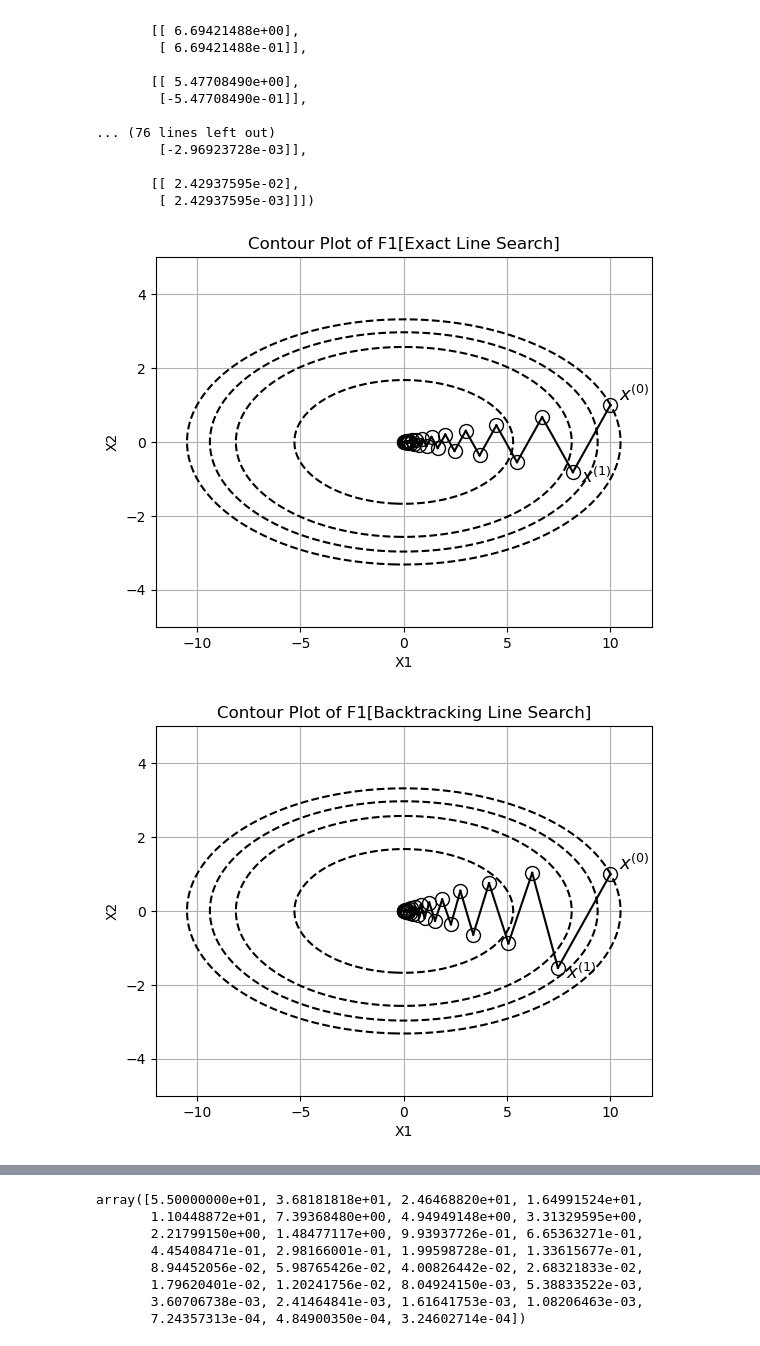
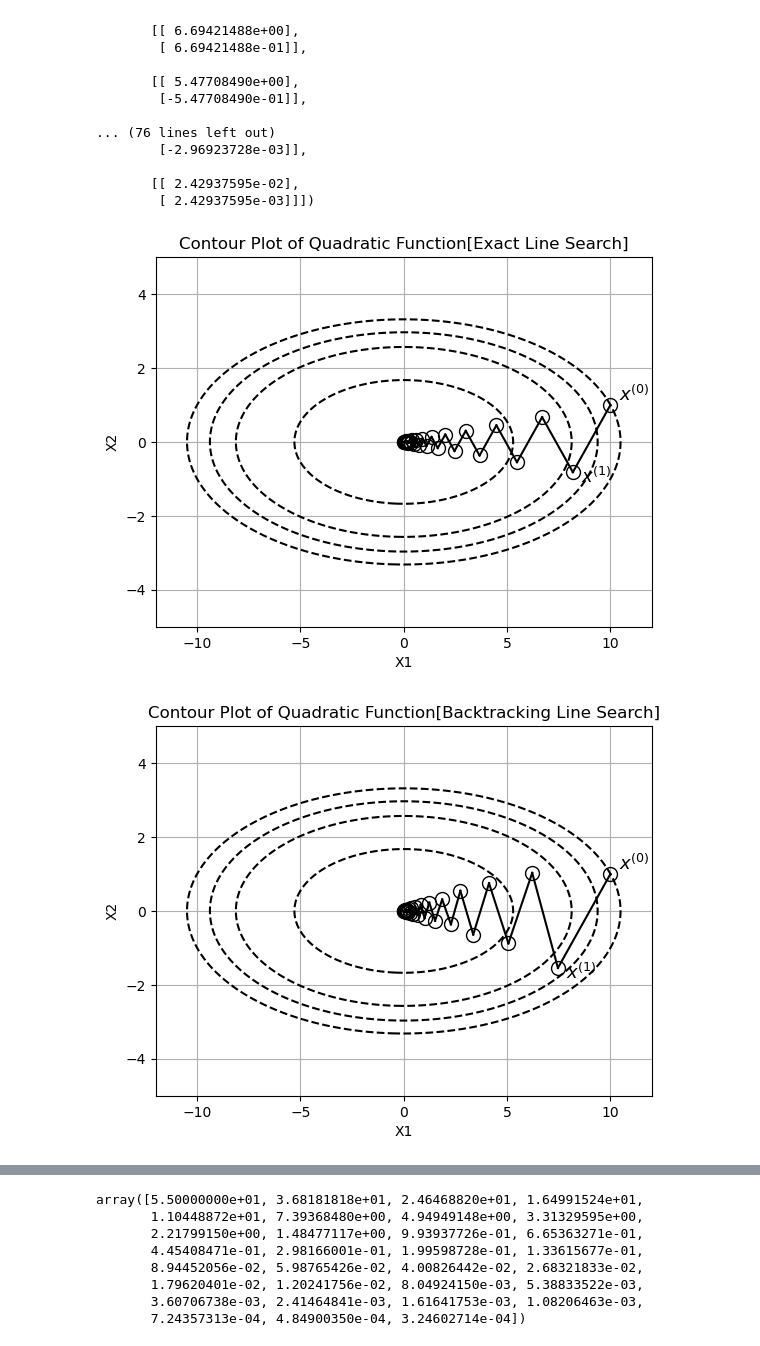
Before and after one commit to Ravi-Raghavan/ConvexOptimization, a Jupyter notebook: Homework #4 - Part 2.ipynb, the cells around one changed output, grey strips where cells are left out. Saved outputs shown, nothing was run; the diff lists cells and outputs as text; code cells hidden in the pictures.

```diff
--- a/Homework #4 - Part 2.ipynb
+++ b/Homework #4 - Part 2.ipynb
@@ -304,11 +304,11 @@ for i in range(len(f1_exact_line_search_iterates)-1):
 plt.contour(X1, X2, F, levels = [14, 33, 44, 55], colors='black', linestyles='dashed')
 plt.xlabel('X1')
 plt.ylabel('X2')
-plt.title('Contour Plot of F1[Exact Line Search]')
+plt.title('Contour Plot of Quadratic Function[Exact Line Search]')
 plt.grid(True)
 plt.show()
 # %% [output]
-[figure, old version]
+[figure, new version]
 # %%
 #run gradient descent, with backtracking algorithm, for f1(i.e. the quadratic function)
 f1_backtracking_iterates, f1_backtracking_function_values = backtracking_line_search_gradient_descent(f1, f1_gradient, f1_backtracking_algorithm, x0, 30, 1e-4)
@@ -325,35 +325,35 @@ X1, X2 = np.meshgrid(x1, x2)
 #gamma: function input
 def f1_plot(x1, x2, gamma = 10):
     return 0.5 * ((x1 ** 2) + (gamma * (x2 ** 2)))
 
 #given points on the contour grid, get function values
 F = f1_plot(X1, X2)
 
 #set figure size
 plt.figure(figsize = (6.4, 4.8))
 
 #plot f1 backtracking iterates
 for point in f1_backtracking_iterates:
     plt.plot(point[0, 0], point[1, 0], 'o', markersize=10, color='black', markerfacecolor='none')
 
 #label x^(0) and x^(1)
 offset = 0.4
 plt.text(f1_backtracking_iterates[0][0, 0] + offset, f1_backtracking_iterates[0][1, 0], r'$x^{(0)}$', fontsize=13, color='black', va='bottom', ha='left')
 plt.text(f1_backtracking_iterates[1][0, 0] + offset, f1_backtracking_iterates[1][1, 0] - offset, r'$x^{(1)}$', fontsize=13, color='black', va='bottom', ha='left')
 
 #Connect iterates via a line
 for i in range(len(f1_backtracking_iterates)-1):
     plt.plot([f1_backtracking_iterates[i][0, 0], f1_backtracking_iterates[i+1][0, 0]], [f1_backtracking_iterates[i][1, 0], f1_backtracking_iterates[i+1][1, 0]], color='black', linestyle='-')
 
 #Plot contour lines
 plt.contour(X1, X2, F, levels = [14, 33, 44, 55], colors='black', linestyles='dashed')
 plt.xlabel('X1')
 plt.ylabel('X2')
-plt.title('Contour Plot of F1[Backtracking Line Search]')
+plt.title('Contour Plot of Quadratic Function[Backtracking Line Search]')
 plt.grid(True)
 plt.show()
 # %% [output]
-[figure, old version]
+[figure, new version]
 # %%
 #optimal function value
 p_star = 0
```
Also changed, not shown: parts of 8 cells of this notebook.
